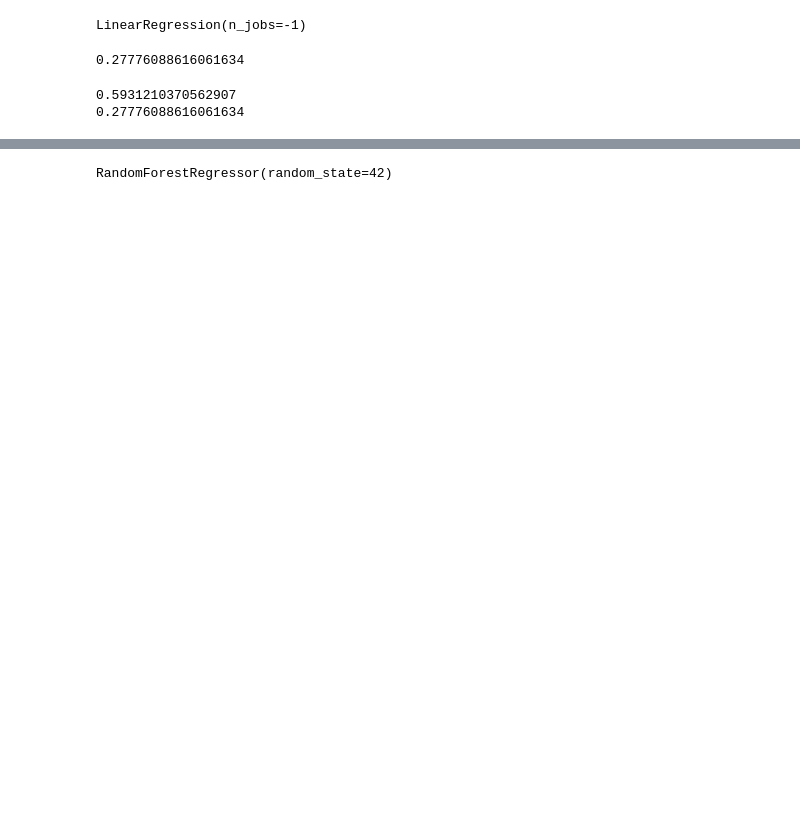
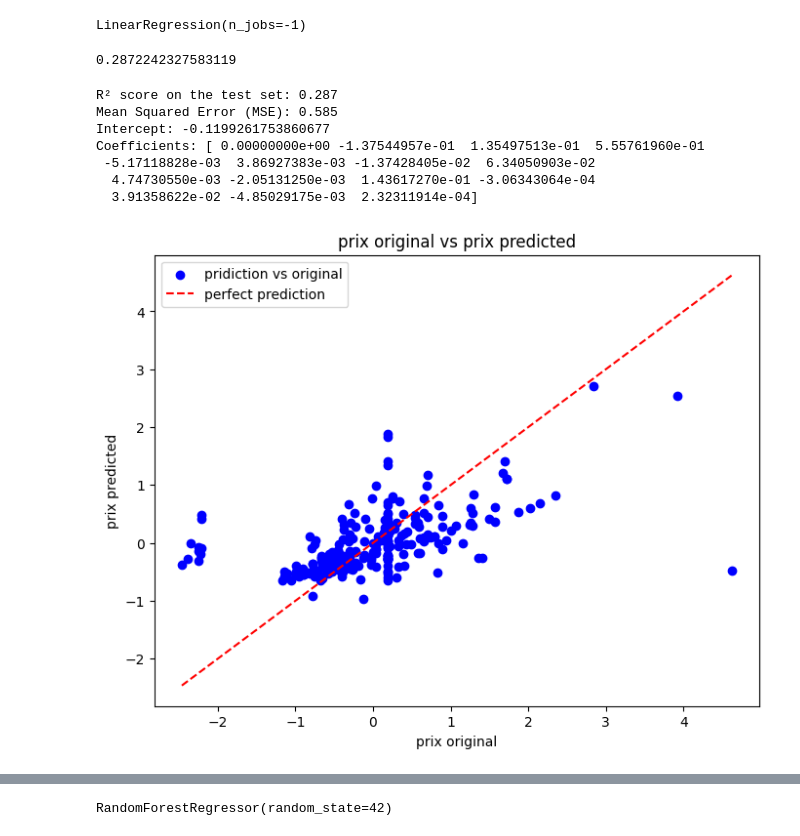
Before and after one commit to rahiqi-al/machine-learning-, a Jupyter notebook: modele _regression.ipynb, the cells around one changed output, grey strips where cells are left out. Saved outputs shown, nothing was run; the diff lists cells and outputs as text; code cells hidden in the pictures; blank space fills up the shorter version.

```diff
--- a/modele _regression.ipynb
+++ b/modele _regression.ipynb
@@ -37,8 +44,7 @@ x,y = df[[
  'nb rooms',
  'nb baths',
  'surface area',
- 'ville',
- 'Ascenseur'
+ 'ville'
 
 ]],df['price']
 
@@ -59,7 +65,7 @@ LinearRegression(n_jobs=-1)
 # %%
 model.score(x_test,y_test)
 # %% [output]
-0.27776088616061634
+0.2872242327583119
 # %%
 from sklearn.metrics import mean_squared_error, r2_score
 
@@ -69,8 +75,29 @@ y_pred=model.predict(x_test)
 mse = mean_squared_error(y_test,y_pred)
 r2 = r2_score(y_test,y_pred)
 
-print(mse)
-print(r2)
+print(f"R² score on the test set: {r2:.3f}")
+print(f"Mean Squared Error (MSE): {mse:.3f}")
+print(f'Intercept: {model.intercept_}')
+print(f'Coefficients: {model.coef_}')
 # %% [output]
-0.5931210370562907
-0.27776088616061634
+R² score on the test set: 0.287
+Mean Squared Error (MSE): 0.585
+Intercept: -0.1199261753860677
+Coefficients: [ 0.00000000e+00 -1.37544957e-01  1.35497513e-01  5.55761960e-01
+ -5.17118828e-03  3.86927383e-03 -1.37428405e-02  6.34050903e-02
+  4.74730550e-03 -2.05131250e-03  1.43617270e-01 -3.06343064e-04
+  3.91358622e-02 -4.85029175e-03  2.32311914e-04]
+# %%
+plt.figure(figsize=(8, 6))
+plt.scatter(y_test, y_pred, color='blue', label='pridiction vs original')
+
+plt.plot([min(y_test), max(y_test)], [min(y_test), max(y_test)], color='red', linestyle='--', label='perfect prediction')
+
+plt.xlabel('prix original')
+plt.ylabel('prix predicted')
+plt.title('prix original vs prix predicted')
+plt.legend()
+
+plt.show()
+# %% [output]
+[figure, added]
```
Also changed, not shown: parts of 21 cells of this notebook, 3 other files.
